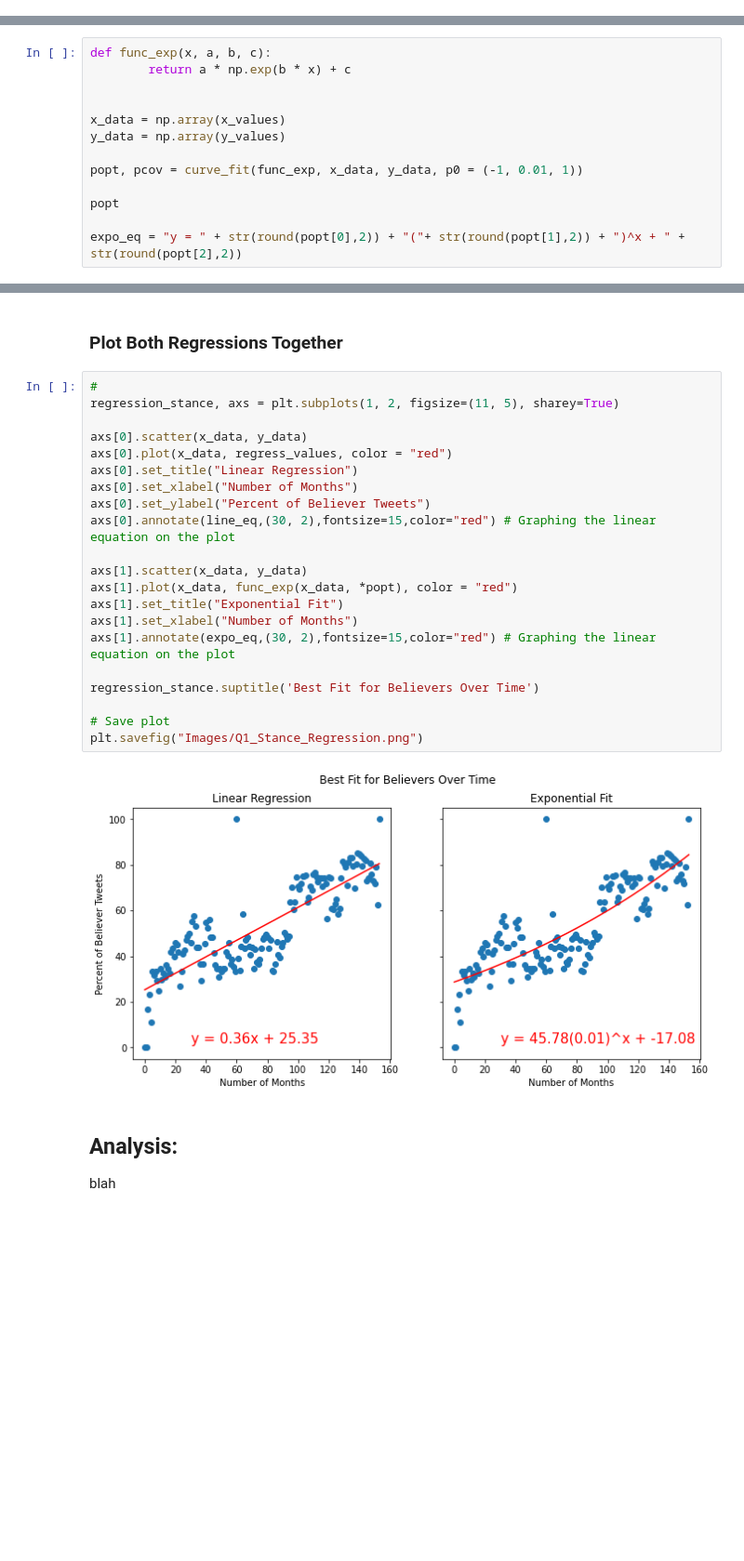
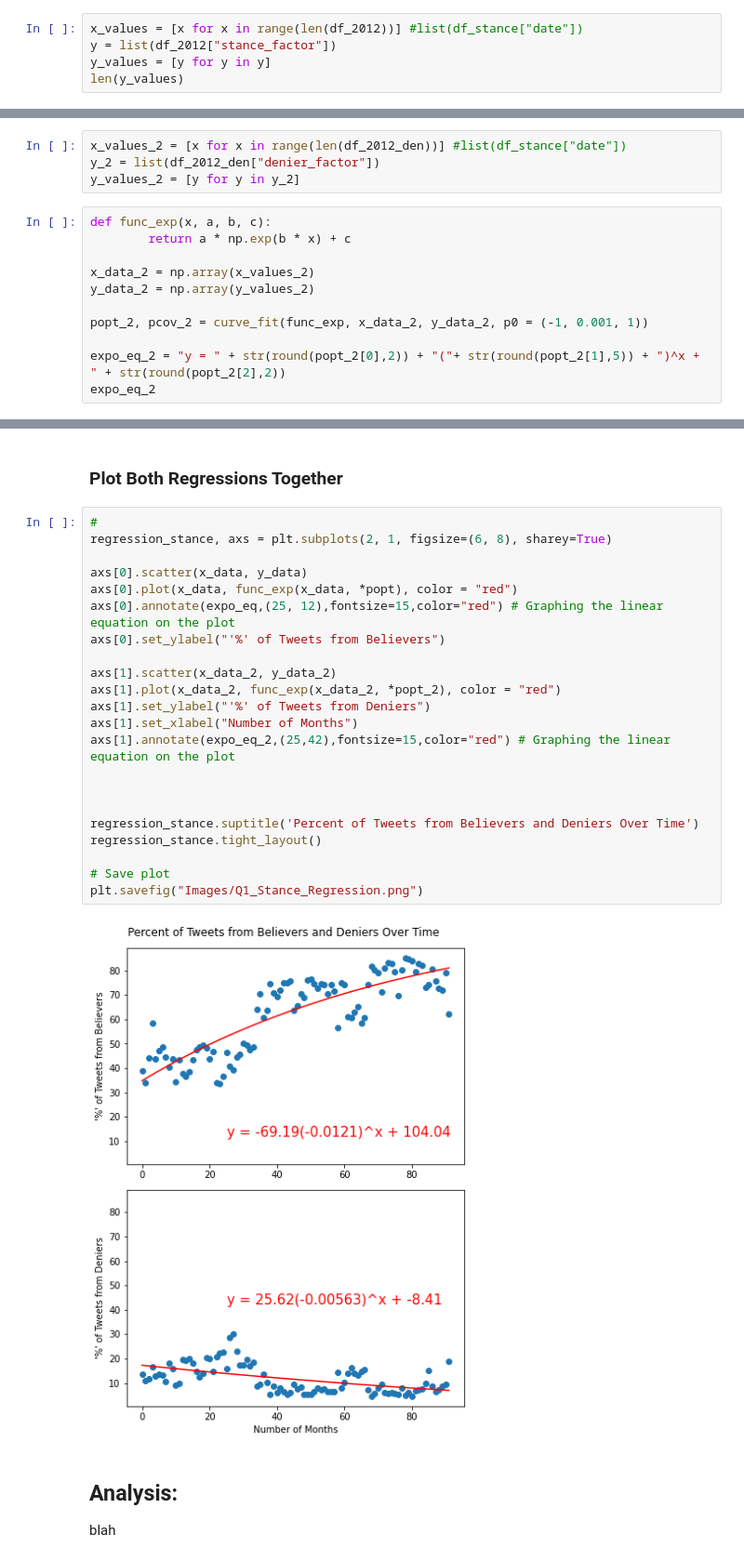
Before and after one commit to andcetera/Twitter-climate-change-sentiment, a Jupyter notebook: Question1_Trends_NA.ipynb, the cells around one changed output, grey strips where cells are left out. Shown at 93% size. Cells and saved outputs as stored; diff of their text form; blank space fills up the shorter version.

Commit message:
Finished 3rd plot to show exponential regression for believers and deniers

```diff
--- a/Question1_Trends_NA.ipynb
+++ b/Question1_Trends_NA.ipynb
@@ -156,0 +159,5 @@ df_stance["date"] = df_stance["date"].astype("datetime64")  # Convert the dates
+# %%
+x_values = [x for x in range(len(df_2012))] #list(df_stance["date"])
+y = list(df_2012["stance_factor"])
+y_values = [y for y in y]
+len(y_values)
@@ -168,13 +225,15 @@ line_eq = "y = " + str(round(slope,2)) + "x + " + str(round(intercept,2))
+# %%
+x_values_2 = [x for x in range(len(df_2012_den))] #list(df_stance["date"])
+y_2 = list(df_2012_den["denier_factor"])
+y_values_2 = [y for y in y_2]
 # %%
 def func_exp(x, a, b, c):
         return a * np.exp(b * x) + c
 
+x_data_2 = np.array(x_values_2)
+y_data_2 = np.array(y_values_2)
 
-x_data = np.array(x_values)
-y_data = np.array(y_values)
+popt_2, pcov_2 = curve_fit(func_exp, x_data_2, y_data_2, p0 = (-1, 0.001, 1))
 
-popt, pcov = curve_fit(func_exp, x_data, y_data, p0 = (-1, 0.01, 1))
-
-popt
-
-expo_eq = "y = " + str(round(popt[0],2)) + "("+ str(round(popt[1],2)) + ")^x + " + str(round(popt[2],2))
+expo_eq_2 = "y = " + str(round(popt_2[0],2)) + "("+ str(round(popt_2[1],5)) + ")^x + " + str(round(popt_2[2],2))
+expo_eq_2
@@ -182,27 +244,28 @@ expo_eq = "y = " + str(round(popt[0],2)) + "("+ str(round(popt[1],2)) + ")^x + "
 ### Plot Both Regressions Together
 # %%
 #
-regression_stance, axs = plt.subplots(1, 2, figsize=(11, 5), sharey=True)
+regression_stance, axs = plt.subplots(2, 1, figsize=(6, 8), sharey=True)
 
 axs[0].scatter(x_data, y_data)
-axs[0].plot(x_data, regress_values, color = "red")
-axs[0].set_title("Linear Regression")
-axs[0].set_xlabel("Number of Months")
-axs[0].set_ylabel("Percent of Believer Tweets")
-axs[0].annotate(line_eq,(30, 2),fontsize=15,color="red") # Graphing the linear equation on the plot
+axs[0].plot(x_data, func_exp(x_data, *popt), color = "red")
+axs[0].annotate(expo_eq,(25, 12),fontsize=15,color="red") # Graphing the linear equation on the plot
+axs[0].set_ylabel("'%' of Tweets from Believers")
 
-axs[1].scatter(x_data, y_data)
-axs[1].plot(x_data, func_exp(x_data, *popt), color = "red")
-axs[1].set_title("Exponential Fit")
+axs[1].scatter(x_data_2, y_data_2)
+axs[1].plot(x_data_2, func_exp(x_data_2, *popt_2), color = "red")
+axs[1].set_ylabel("'%' of Tweets from Deniers")
 axs[1].set_xlabel("Number of Months")
-axs[1].annotate(expo_eq,(30, 2),fontsize=15,color="red") # Graphing the linear equation on the plot
+axs[1].annotate(expo_eq_2,(25,42),fontsize=15,color="red") # Graphing the linear equation on the plot
 
-regression_stance.suptitle('Best Fit for Believers Over Time')
+
+
+regression_stance.suptitle('Percent of Tweets from Believers and Deniers Over Time')
+regression_stance.tight_layout()
 
 # Save plot
 plt.savefig("Images/Q1_Stance_Regression.png")
 # %% [output]
-[figure, old version]
+[figure, new version]
 # %% [markdown]
 ## Analysis:
 
```
Also changed, not shown: parts of 12 cells of this notebook, 2 other files.
